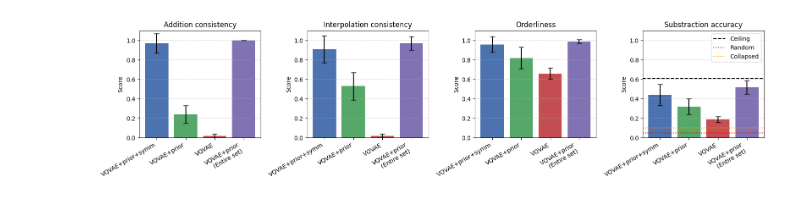
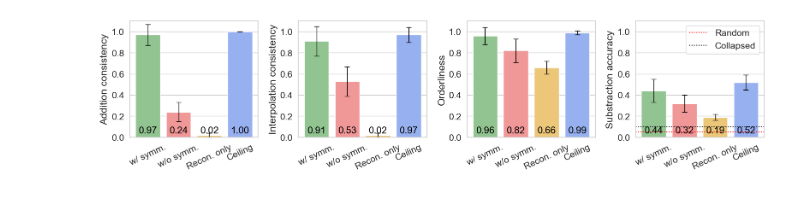
Before and after one commit to XuanjieLiu/S3Plus, a Jupyter notebook: LM_align/plots/plot_bar_charts.ipynb, the cells around one changed output. Saved outputs shown, nothing was run; the diff lists cells and outputs as text; code cells hidden in the pictures.

```diff
--- a/LM_align/plots/plot_bar_charts.ipynb
+++ b/LM_align/plots/plot_bar_charts.ipynb
@@ -1,41 +1,76 @@
 # %%
 import matplotlib.pyplot as plt
+import seaborn as sns
+import pandas as pd
 import numpy as np
 
-# 数据
-experiments = [
-    "VQVAE+prior+symm",
-    "VQVAE+prior",
-    "VQVAE",
-    "VQVAE+prior\n(Entire set)"
-]
 
-# 四个指标的均值与标准差
-metrics = {
-    "Addition consistency": ([0.97, 0.24, 0.02, 1.00], [0.10, 0.09, 0.02, 0.0]),
-    "Interpolation consistency": ([0.91, 0.53, 0.02, 0.97], [0.14, 0.14, 0.02, 0.07]),
-    "Orderliness": ([0.96, 0.82, 0.66, 0.99], [0.08, 0.11, 0.06, 0.02]),
-    "Substraction accuracy": ([0.44, 0.32, 0.19, 0.52], [0.11, 0.08, 0.03, 0.07])
+
+# ===== 数据（均值与标准差）=====
+exps = ["w/ symm.", "w/o symm.", "Recon. only", "Ceiling"]
+metrics = ["Addition consistency", "Interpolation consistency", "Orderliness", "Substraction accuracy"]
+
+means = {
+    "Addition consistency":        [0.97, 0.24, 0.02, 1.00],
+    "Interpolation consistency":   [0.91, 0.53, 0.02, 0.97],
+    "Orderliness":                 [0.96, 0.82, 0.66, 0.99],
+    "Substraction accuracy":       [0.44, 0.32, 0.19, 0.52],
+}
+stds = {
+    "Addition consistency":        [0.10, 0.09, 0.02, 0.00],
+    "Interpolation consistency":   [0.14, 0.14, 0.02, 0.07],
+    "Orderliness":                 [0.08, 0.11, 0.06, 0.02],
+    "Substraction accuracy":       [0.11, 0.08, 0.03, 0.07],
 }
 
-# 创建图
+# 转成长表（含 mean 和 std）
+rows = []
+for m in metrics:
+    for e, mu, sd in zip(exps, means[m], stds[m]):
+        rows.append({"metric": m, "exp": e, "mean": mu, "std": sd})
+df = pd.DataFrame(rows)
+
+# ===== 颜色（浅色系）=====
+palette = {
+    "w/ symm.":           "#88cc88",  # 绿
+    "w/o symm.":                "#ff8888",  # 红
+    "Recon. only":                      "#ffcc66",  # 橙黄
+    "Ceiling":   "#88aaff",  # 蓝
+}
+
+# ===== 画图 =====
+sns.set(style="whitegrid", font_scale=1.4)
 fig, axes = plt.subplots(1, 4, figsize=(16, 4), sharey=False)
 
-for ax, (metric, (means, stds)) in zip(axes, metrics.items()):
-    x = np.arange(len(experiments))
-    ax.bar(x, means, yerr=stds, capsize=4, color=['#4c72b0', '#55a868', '#c44e52', '#8172b3'])
-    ax.set_xticks(x)
-    ax.set_xticklabels(experiments, rotation=30, ha='right')
-    ax.set_ylim(0, 1.1)
-    ax.set_title(metric)
-    ax.set_ylabel("Score")
-    ax.grid(axis='y', linestyle='--', alpha=0.6)
-    if metric == "Substraction accuracy":
-        ax.axhline(0.61, color='black', linestyle='--', label='Ceiling')
+for ax, m in zip(axes, metrics):
+    sub = df[df["metric"] == m]
+    # 用 seaborn 按实验上色（不使用 hue，避免重复分组）
+    sns.barplot(data=sub, x="exp", y="mean", palette=palette, errorbar=None, ax=ax)
+
+    # 在柱子顶部加标准差；在柱子底部标注“均值数字”
+    ymin_label = 0.02  # 底部文字的固定高度（可视需要调小/大）
+    for (patch, sd, mu) in zip(ax.patches, sub["std"].values, sub["mean"].values):
+        x = patch.get_x() + patch.get_width() / 2
+        y = patch.get_height()
+
+        # 顶部误差条（标准差）
+        ax.errorbar(x, y, yerr=sd, fmt="none", ecolor="black", capsize=4, lw=1)
+
+        # 底部数值（显示均值，不显示标准差）
+        ax.text(x, ymin_label, f"{mu:.2f}", ha="center", va="bottom", fontsize=16, color="black")
+    if m == "Substraction accuracy":
         ax.axhline(0.05, color='red', linestyle=':', label='Random')
-        ax.axhline(0.10, color='orange', linestyle=':', label='Collapsed')
+        ax.axhline(0.10, color='black', linestyle=':', label='Collapsed')
         ax.legend()
 
+    # ax.set_title(m)
+    ax.set_xlabel("")
+    # ax.set_ylabel("Score")
+    ax.set_ylabel(m)
+    ax.set_ylim(0, 1.1)
+    ax.tick_params(axis="x", rotation=25)
+
+# 统一布局
 plt.tight_layout()
 plt.show()
 # %% [output]
@@ -42 +92 @@ plt.show()
-[figure, old version]
+[figure, new version]
```
Also changed, not shown: parts of 1 cell of this notebook, 7 other files.
